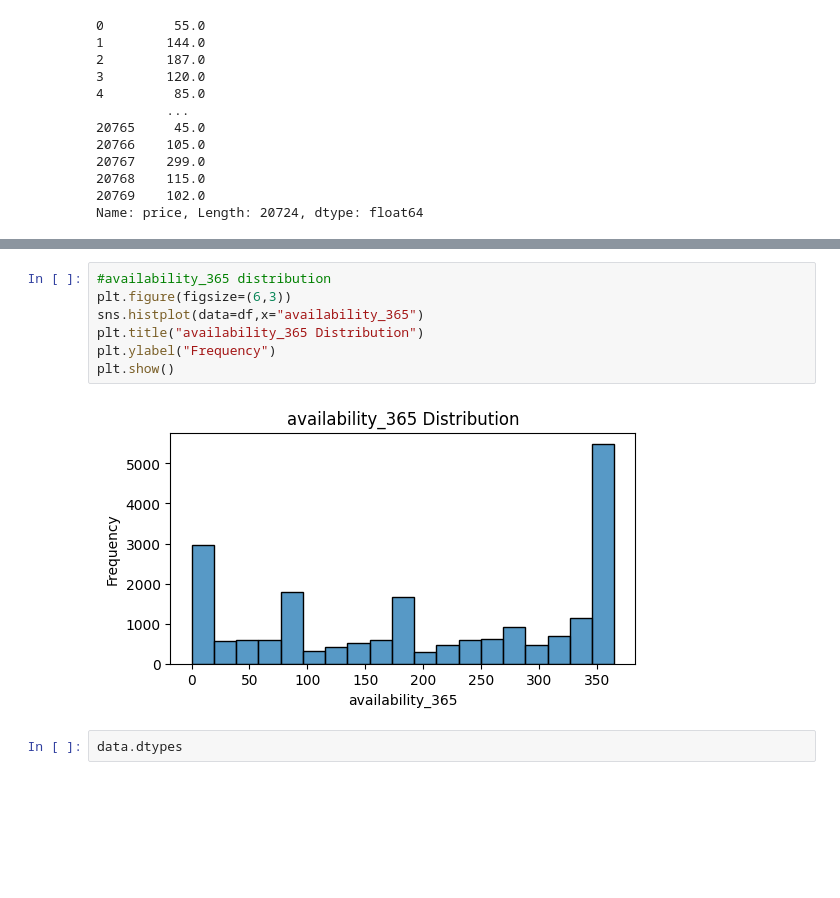
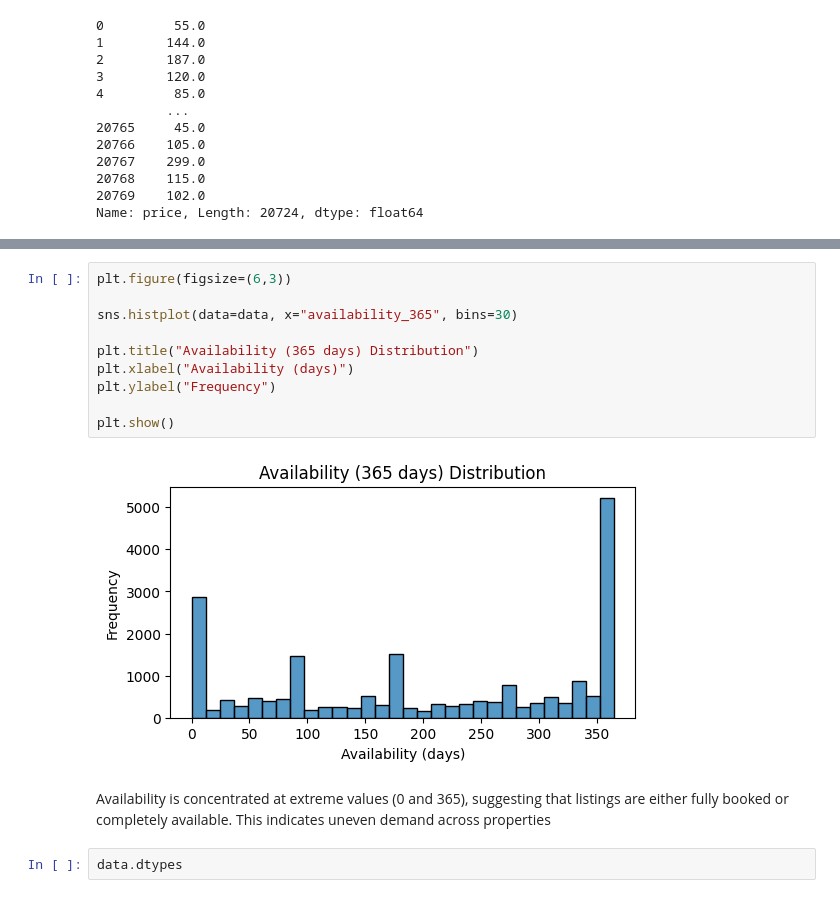
Before and after one commit to ishika058/Airbnb-Analysis, a Jupyter notebook: airbnb_analysis.ipynb, the cells around one changed output, grey strips where cells are left out. Drawn from its saved outputs; the diff is of its cells as text; blank space fills up the shorter version.

```diff
--- a/airbnb_analysis.ipynb
+++ b/airbnb_analysis.ipynb
@@ -192,14 +223,19 @@ Index(['id', 'name', 'host_id', 'host_name', 'neighbourhood_group',
        'bedrooms', 'beds', 'baths'],
       dtype='object')
 # %%
-#availability_365 distribution
 plt.figure(figsize=(6,3))
-sns.histplot(data=df,x="availability_365")
-plt.title("availability_365 Distribution")
+
+sns.histplot(data=data, x="availability_365", bins=30)
+
+plt.title("Availability (365 days) Distribution")
+plt.xlabel("Availability (days)")
 plt.ylabel("Frequency")
+
 plt.show()
 # %% [output]
-[figure, old version]
+[figure, new version]
+# %% [markdown]
+Availability is concentrated at extreme values (0 and 365), suggesting that listings are either fully booked or completely available. This indicates uneven demand across properties
 # %%
 data.dtypes
 # %% [output]
```
Also changed, not shown: parts of 48 cells of this notebook, 1 other file.
